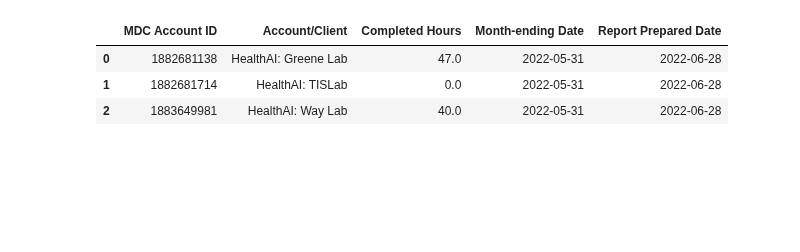
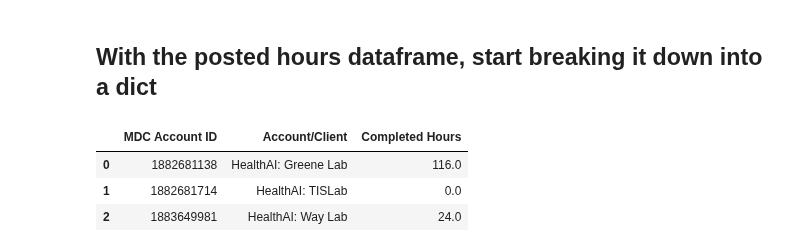
Before and after one commit to CU-DBMI/pmc-crawler, a Jupyter notebook: smartsheet-notebooks/Smartsheet Create Monthly Task Reports.ipynb, the cells around one changed output. Cells and saved outputs as stored; diff of their text form; code cells hidden in the pictures; blank space fills up the shorter version.

```diff
--- a/smartsheet-notebooks/Smartsheet Create Monthly Task Reports.ipynb
+++ b/smartsheet-notebooks/Smartsheet Create Monthly Task Reports.ipynb
@@ -157,11 +184,15 @@ df
 [interactive output not drawn]
 # %%
 # only need this months info and no estimates
-monthly_df = df.loc[
-    ((df["Month-end Date"] == month_ending_date) & (df["Estimated Only"] == False))
-].copy()
+monthly_df = (
+    df.loc[
+        ((df["Month-end Date"] == month_ending_date) & (df["Estimated Only"] == False))
+    ]
+    .copy()
+    .fillna("")
+)
+monthly_df["Completed Hours"] = monthly_df["Completed Hours"].astype(float)
 monthly_df.drop(columns=["Month-end Date", "Estimated Only"], inplace=True)
-monthly_df["Completed Hours"] = monthly_df["Completed Hours"].astype(float)
 monthly_df
 # %% [output]
 |  | Row ID | Project Title | Account/Client | Resource | Completed Hours | Notes | Grant Proposal # | ... |
@@ -211,17 +207,15 @@ projects_df
+# %% [markdown]
+## With the posted hours dataframe, start breaking it down into a dict
 # %%
-# shuck the projects by account
 accounts_df = (
-    projects_df[["MDC Account ID", "Account/Client", "Completed Hours"]]
-    .groupby(["MDC Account ID"])
+    monthly_df.groupby(["MDC Account ID"])
     .agg({"Account/Client": "first", "Completed Hours": "sum"})
     .reset_index()
 )
-accounts_df["Month-ending Date"] = month_ending_date
-accounts_df["Report Prepared Date"] = prepared_date
 accounts_df
 # %% [output]
-|  | MDC Account ID | Account/Client | Completed Hours | Month-ending Date | Report Prepared Date |
-| 0 | 1882681138 | HealthAI: Greene Lab | 47.0 | 2022-05-31 | 2022-06-28 |
-| 1 | 1882681714 | HealthAI: TISLab | 0.0 | 2022-05-31 | 2022-06-28 |
-| 2 | 1883649981 | HealthAI: Way Lab | 40.0 | 2022-05-31 | 2022-06-28 |
+|  | MDC Account ID | Account/Client | Completed Hours |
+| 0 | 1882681138 | HealthAI: Greene Lab | 116.0 |
+| 1 | 1882681714 | HealthAI: TISLab | 0.0 |
+| 2 | 1883649981 | HealthAI: Way Lab | 24.0 |
 [interactive output not drawn]
```
Also changed, not shown: parts of 24 cells of this notebook, 6 other files.
